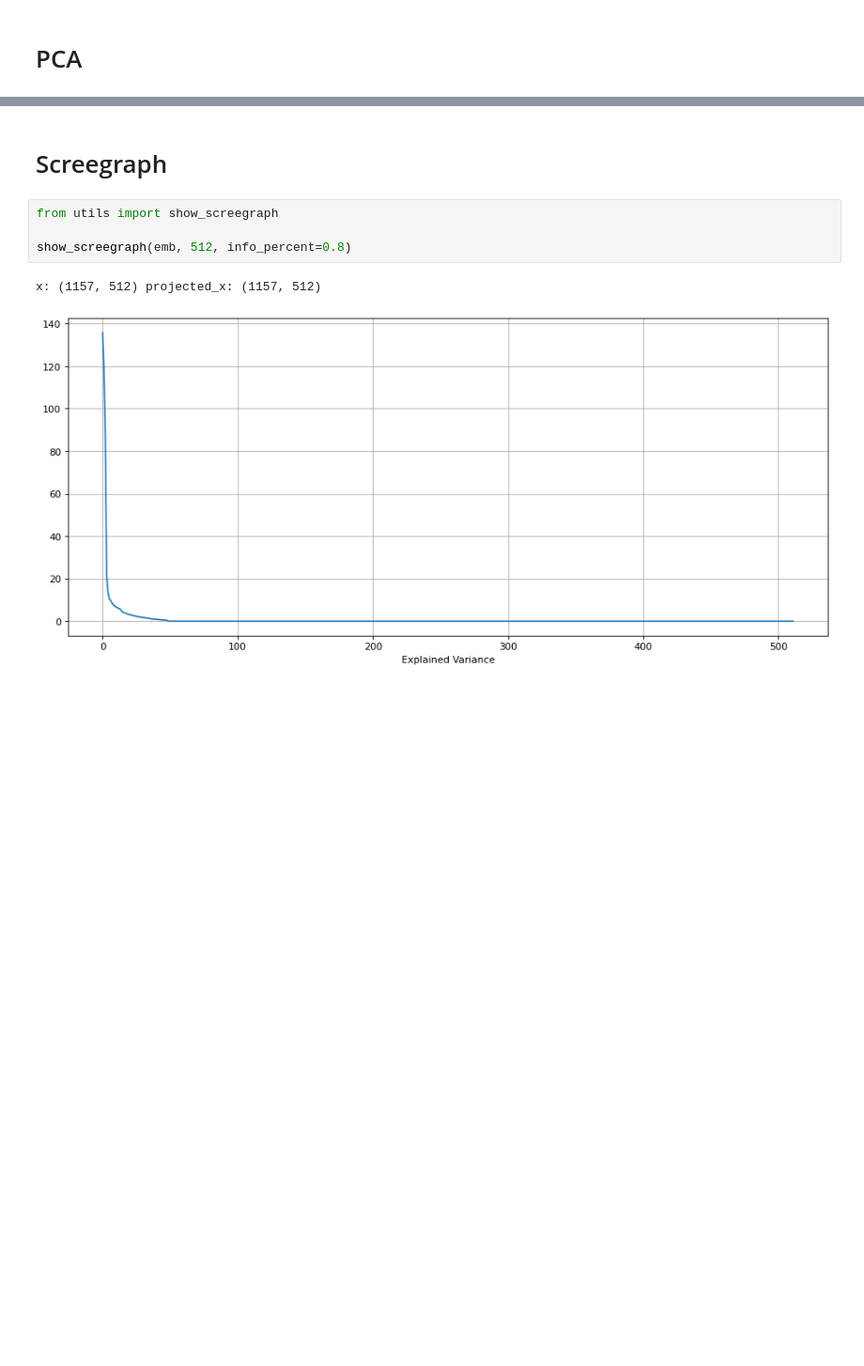
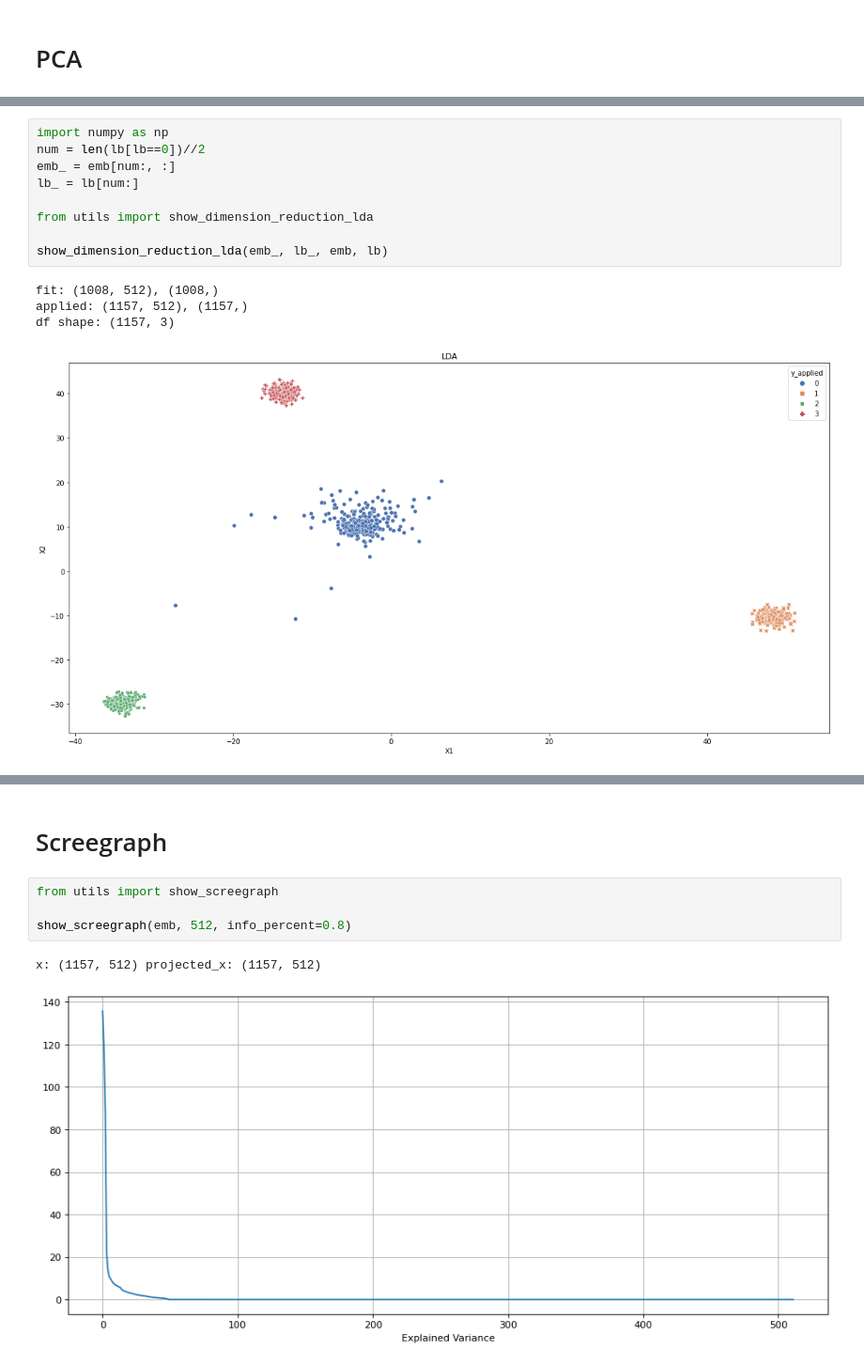
Before and after one commit to ksuchoi216/FaceID_model_rebuild, a Jupyter notebook: eda.ipynb, the cells around one changed output, grey strips where cells are left out. Shown at 94% size. Drawn from its saved outputs; the diff is of its cells as text; blank space fills up the shorter version.

```diff
--- a/eda.ipynb
+++ b/eda.ipynb
@@ -77,0 +82,14 @@ ValueError: all the input array dimensions for the concatenation axis must match
+# %%
+import numpy as np
+num = len(lb[lb==0])//2
+emb_ = emb[num:, :]
+lb_ = lb[num:]
+
+from utils import show_dimension_reduction_lda
+
+show_dimension_reduction_lda(emb_, lb_, emb, lb)
+# %% [output]
+fit: (1008, 512), (1008,)
+applied: (1157, 512), (1157,)
+df shape: (1157, 3)
+[figure, added]
```
Also changed, not shown: parts of 4 cells of this notebook, 1 other file.
